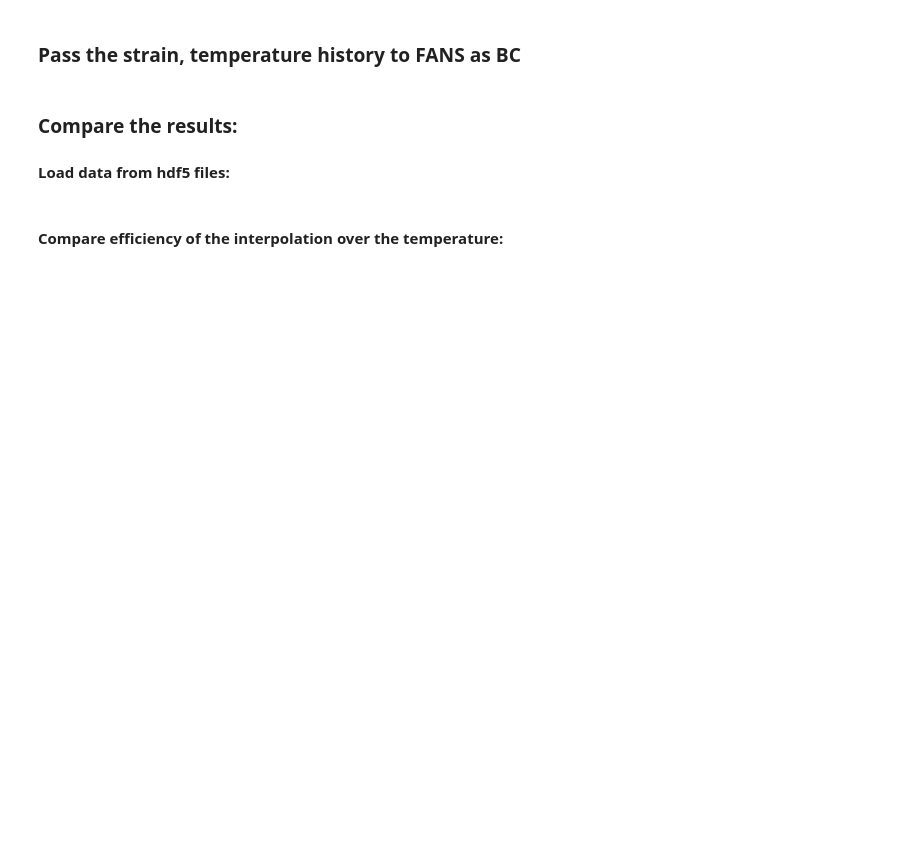
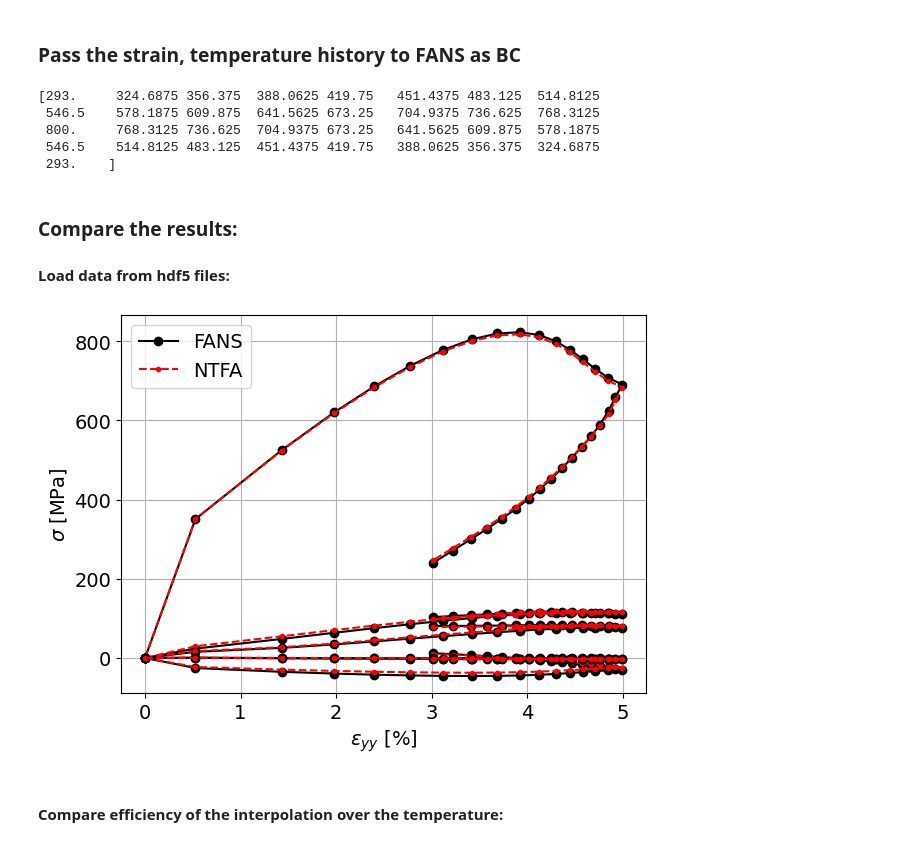
Before and after one commit to DataAnalyticsEngineering/ThermoNTFA, a Jupyter notebook: generate_plots.ipynb, the cells around one changed output. Saved outputs shown, nothing was run; the diff lists cells and outputs as text; code cells hidden in the pictures; blank space fills up the shorter version.

```diff
--- a/generate_plots.ipynb
+++ b/generate_plots.ipynb
@@ -245,6 +245,13 @@ F.close()
 
 # ax2.plot(eps[:,1], sig_cu[:,1]/1000, '--', color='red')
 # ax2.plot(eps[:,1], sig_wsc[:,1]/1000, '-.', color='blue')
+print(theta)
+# %% [output]
+[293.     324.6875 356.375  388.0625 419.75   451.4375 483.125  514.8125
+ 546.5    578.1875 609.875  641.5625 673.25   704.9375 736.625  768.3125
+ 800.     768.3125 736.625  704.9375 673.25   641.5625 609.875  578.1875
+ 546.5    514.8125 483.125  451.4375 419.75   388.0625 356.375  324.6875
+ 293.    ]
 # %% [markdown]
 ### Compare the results:
 
@@ -266,3 +286,15 @@ with h5py.File(file_name, "r") as F:
+# %%
+for i in [0, 1, 2, 3, 4, 5]:
+    plt.plot(eps[:,1] * 100., fans_sig[:,i] / 1000, 'k-o')
+    plt.plot(eps[:,1] * 100., ntfa_sig[:,i] / 1000, 'r--.')
+plt.legend(['FANS', 'NTFA'])
+plt.xlabel(r'$\varepsilon_{yy}$ [%]')
+plt.ylabel(r'$\sigma$ [MPa]')
+plt.grid()
+plt.tight_layout()
+plt.show()
+# %% [output]
+[figure, added]
 # %% [markdown]
 #### Compare efficiency of the interpolation over the temperature:
 # %%
```
Also changed, not shown: parts of 8 cells of this notebook, 11 other files.
